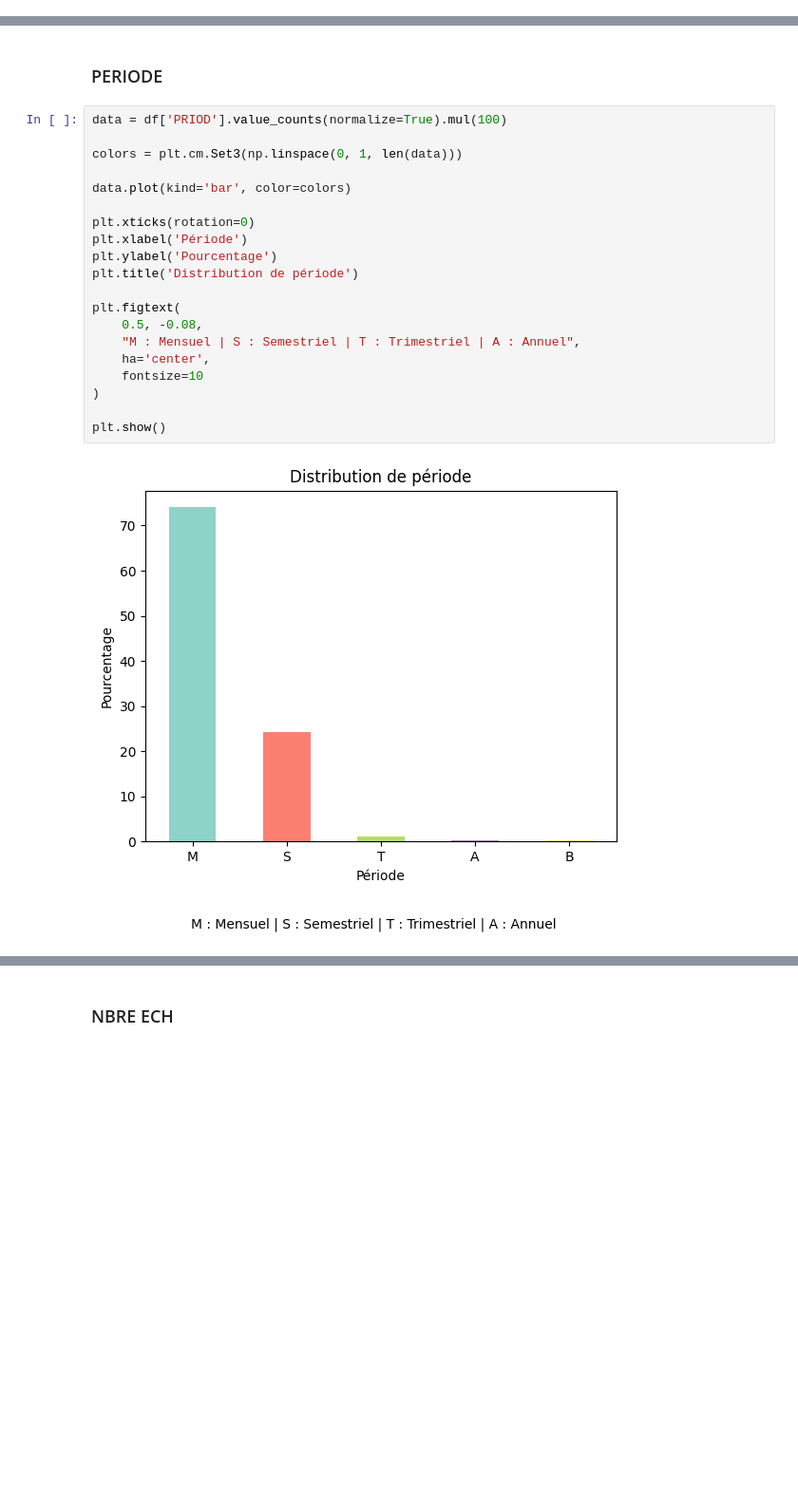
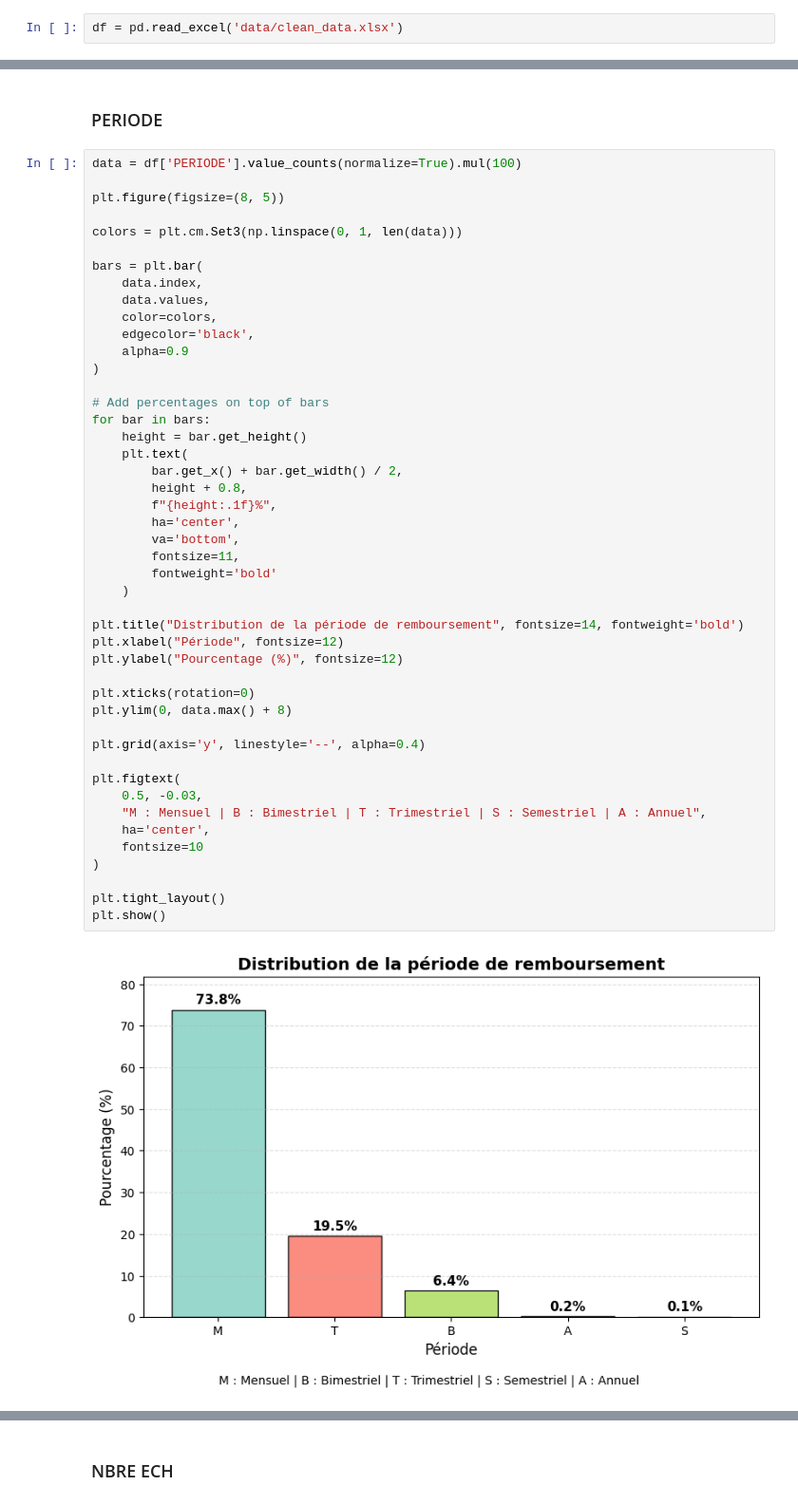
Before and after one commit to medmoude/cdd-credit-risk-scoring, a Jupyter notebook: main.ipynb, the cells around one changed output, grey strips where cells are left out. Shown at 95% size. Saved outputs shown, nothing was run; the diff lists cells and outputs as text; blank space fills up the shorter version.

```diff
--- a/main.ipynb
+++ b/main.ipynb
@@ -205,2 +8,4 @@ Name: proportion, dtype: float64
 # %% [markdown]
 # Analyse Descriptive
+# %%
+df = pd.read_excel('data/clean_data.xlsx')
@@ -354,25 +185,51 @@ Text(0.5, 1.0, 'Distribution de durée')
 # %% [markdown]
 ### PERIODE
 # %%
-data = df['PRIOD'].value_counts(normalize=True).mul(100)
+data = df['PERIODE'].value_counts(normalize=True).mul(100)
+
+plt.figure(figsize=(8, 5))
 
 colors = plt.cm.Set3(np.linspace(0, 1, len(data)))
 
-data.plot(kind='bar', color=colors)
+bars = plt.bar(
+    data.index,
+    data.values,
+    color=colors,
+    edgecolor='black',
+    alpha=0.9
+)
+
+# Add percentages on top of bars
+for bar in bars:
+    height = bar.get_height()
+    plt.text(
+        bar.get_x() + bar.get_width() / 2,
+        height + 0.8,
+        f"{height:.1f}%",
+        ha='center',
+        va='bottom',
+        fontsize=11,
+        fontweight='bold'
+    )
+
+plt.title("Distribution de la période de remboursement", fontsize=14, fontweight='bold')
+plt.xlabel("Période", fontsize=12)
+plt.ylabel("Pourcentage (%)", fontsize=12)
 
 plt.xticks(rotation=0)
-plt.xlabel('Période')
-plt.ylabel('Pourcentage')
-plt.title('Distribution de période')
+plt.ylim(0, data.max() + 8)
+
+plt.grid(axis='y', linestyle='--', alpha=0.4)
 
 plt.figtext(
-    0.5, -0.08,
-    "M : Mensuel | S : Semestriel | T : Trimestriel | A : Annuel",
+    0.5, -0.03,
+    "M : Mensuel | B : Bimestriel | T : Trimestriel | S : Semestriel | A : Annuel",
     ha='center',
     fontsize=10
 )
 
+plt.tight_layout()
 plt.show()
 # %% [output]
-[figure, old version]
+[figure, new version]
 # %% [markdown]
```
Also changed, not shown: parts of 58 cells of this notebook, 1 other file.
